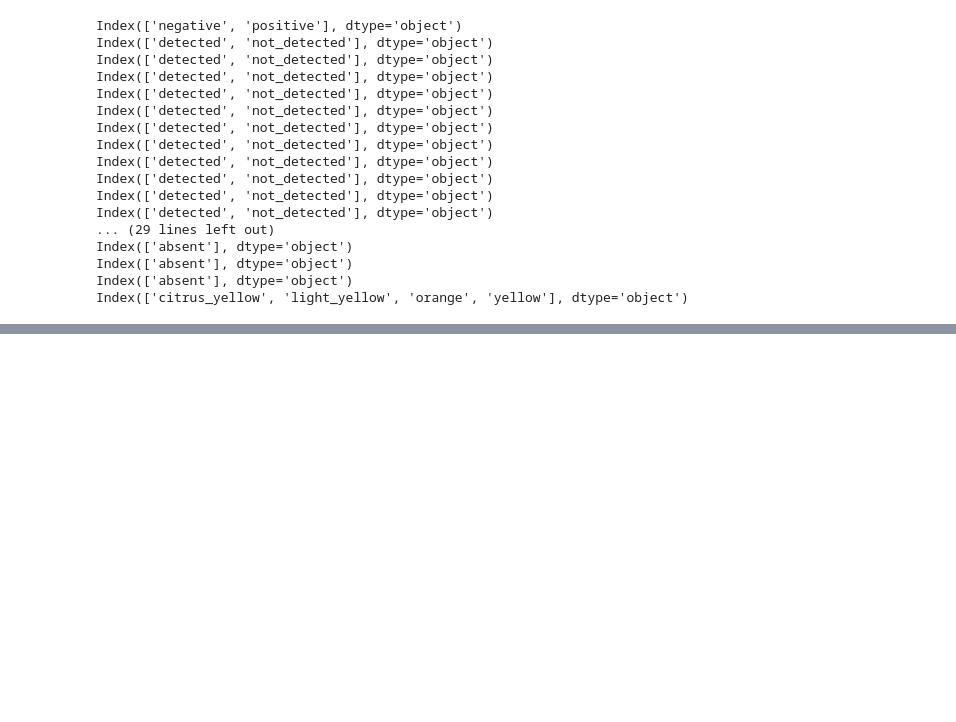
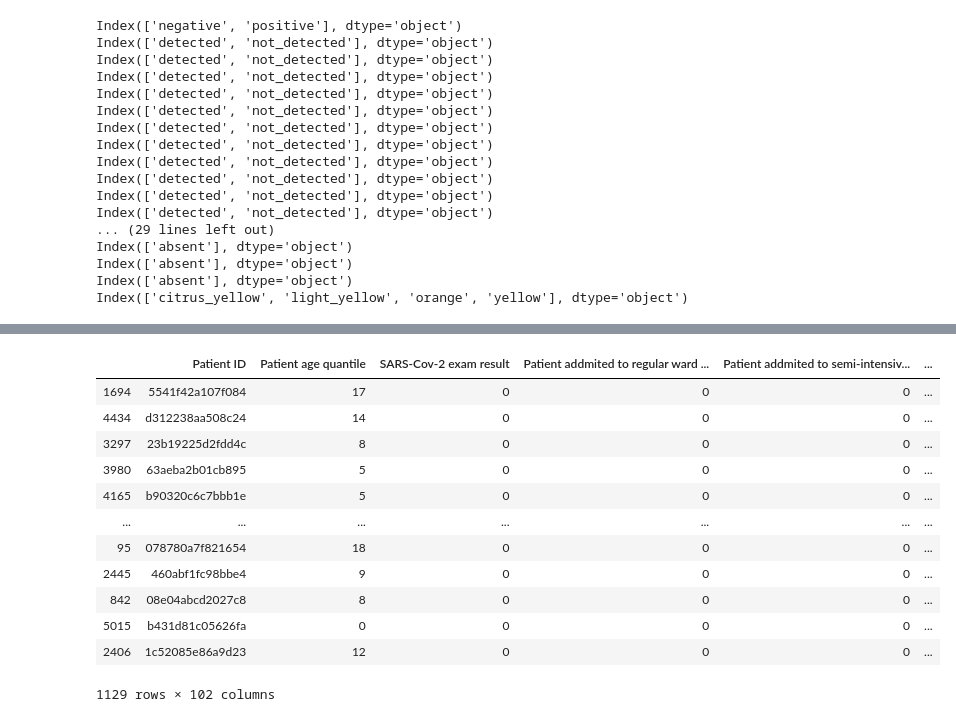
Before and after one commit to luizfelipelazzaron/talus_covid19, a Jupyter notebook: task_2/Untitled.ipynb, the cells around one changed output, grey strips where cells are left out. Saved outputs shown, nothing was run; the diff lists cells and outputs as text; code cells hidden in the pictures; blank space fills up the shorter version.

```diff
--- a/task_2/Untitled.ipynb
+++ b/task_2/Untitled.ipynb
@@ -199,0 +221,16 @@ df['Urine - Leukocytes'] = df['Urine - Leukocytes'].astype('float')
+# %%
+df_test
+# %% [output]
+|  | Patient ID | Patient age quantile | SARS-Cov-2 exam result | Patient addmited to regular ward ... | Patient addmited to semi-intensiv... | ... |
+| 1694 | 5541f42a107f084 | 17 | 0 | 0 | 0 | ... |
+| 4434 | d312238aa508c24 | 14 | 0 | 0 | 0 | ... |
+| 3297 | 23b19225d2fdd4c | 8 | 0 | 0 | 0 | ... |
+| 3980 | 63aeba2b01cb895 | 5 | 0 | 0 | 0 | ... |
+| 4165 | b90320c6c7bbb1e | 5 | 0 | 0 | 0 | ... |
+| ... | ... | ... | ... | ... | ... | ... |
+| 95 | 078780a7f821654 | 18 | 0 | 0 | 0 | ... |
+| 2445 | 460abf1fc98bbe4 | 9 | 0 | 0 | 0 | ... |
+| 842 | 08e04abcd2027c8 | 8 | 0 | 0 | 0 | ... |
+| 5015 | b431d81c05626fa | 0 | 0 | 0 | 0 | ... |
+| 2406 | 1c52085e86a9d23 | 12 | 0 | 0 | 0 | ... |
+1129 rows × 102 columns
```
Also changed, not shown: parts of 2 cells of this notebook.
